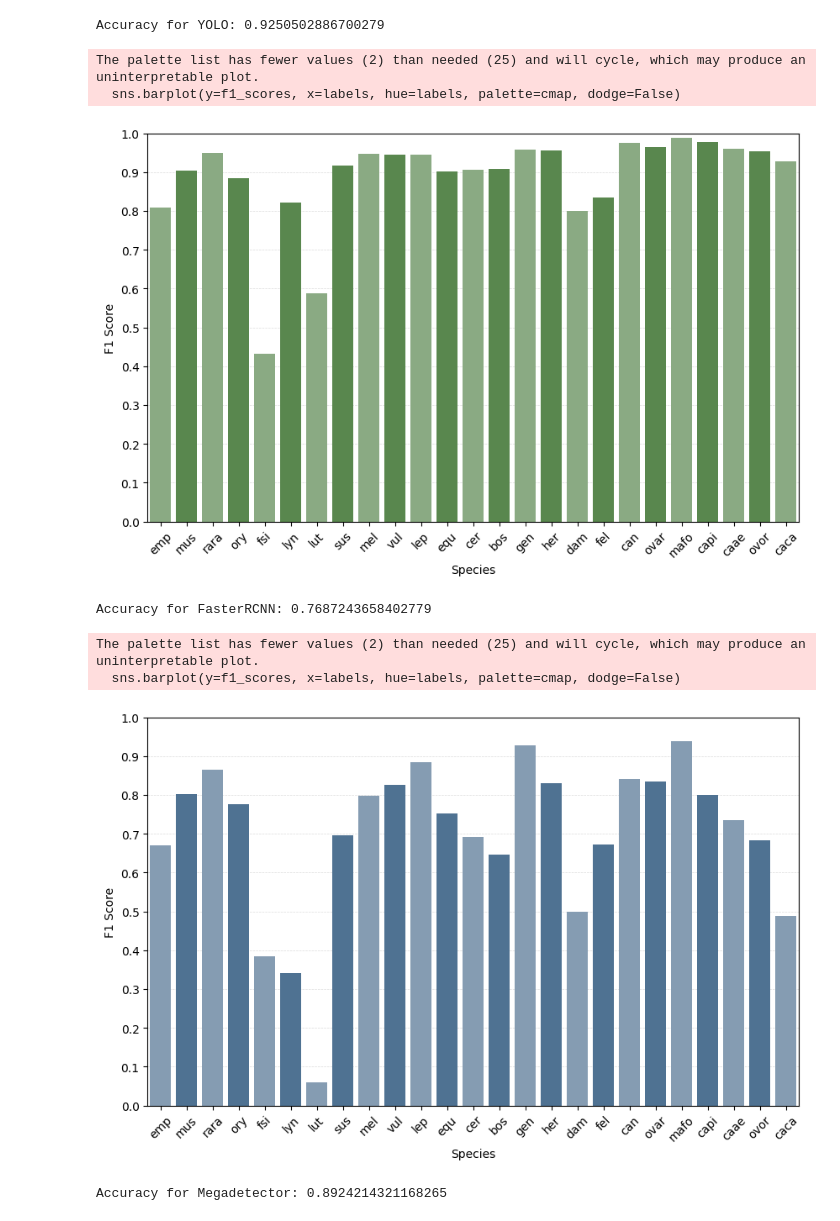
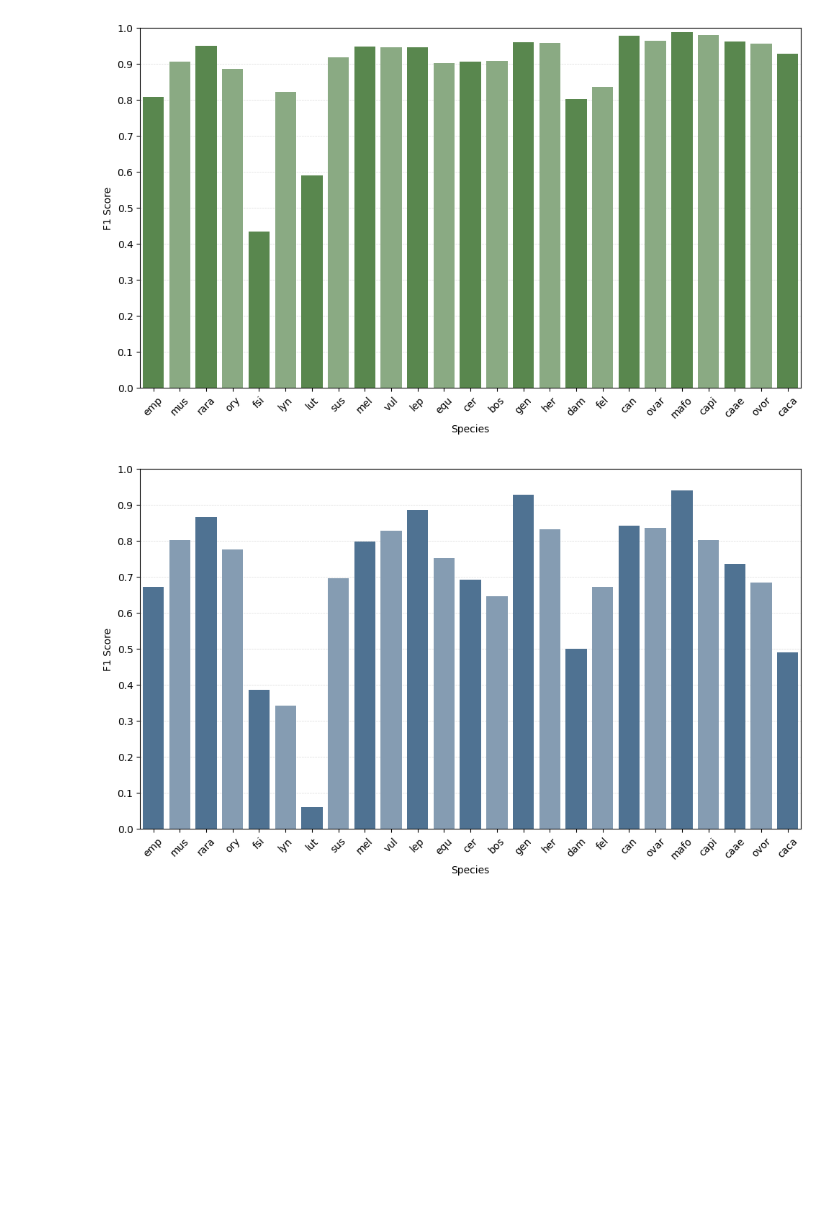
Before and after one commit to ziriraha/snieves-donana-benchmark, a Jupyter notebook: models/analysis/study.ipynb, the cells around one changed output. Saved outputs shown, nothing was run; the diff lists cells and outputs as text; code cells hidden in the pictures; blank space fills up the shorter version.

```diff
--- a/models/analysis/study.ipynb
+++ b/models/analysis/study.ipynb
@@ -117,13 +107,12 @@ def get_model_plot(table, model):
     metrics = ["precision", "recall", "f1", "iou", "accuracy"]
     names = ["Precision", "Recall", "F1 Score", "IoU", "Accuracy"]
 
-    # Reorder the table based on the metrics list
     table["metric"] = pd.Categorical(table["metric"], categories=metrics, ordered=True)
     table = table.sort_values(by="metric")
-    table["metric"] = table["metric"].map(dict(zip(metrics, names)))  # Map to display names
+    table["metric"] = table["metric"].map(dict(zip(metrics, names)))
 
-    plt.figure(figsize=(8, 4))  # Reduced figure size
-    cmap = sns.light_palette(COLORS[model], as_cmap=False, n_colors=4)[-2:]
+    plt.figure(figsize=(8, 4))
+    cmap = (sns.light_palette(COLORS[model], as_cmap=False, n_colors=4)[-2:]*3)[1:]
     ax = sns.barplot(x="value", y="metric", data=table, hue="metric", dodge=False, palette=cmap)
 
     for bar in ax.patches:
@@ -136,21 +125,18 @@ def get_model_plot(table, model):
             fontsize=10,
         )
 
-    # Double the number of x-ticks
-    xticks = np.linspace(0.5, 1, num=11)  # Generate 11 ticks (double the original 6)
+    xticks = np.linspace(0.5, 1, num=11)
     plt.xticks(ticks=xticks, labels=[f"{tick:.2f}" if i % 2 == 0 else "" for i, tick in enumerate(xticks)])
 
-    # Add vertical lines for each x-tick
     for tick in ax.get_xticks():
         ax.axvline(x=tick, color='lightgray', linestyle='--', linewidth=0.5, alpha=0.8, zorder=0)
 
     plt.xlim(0.5, 1)
     plt.xlabel("")
     plt.ylabel("")
-
+    plt.savefig(f"images/{model.lower()}_metrics.png", dpi=300, bbox_inches="tight")
     plt.show()
 
-# Transform the results DataFrame to have a table for each model
 model_tables = {
     model: results[results["model"] == model]
     .melt(id_vars=["model"], var_name="metric", value_name="value")
@@ -158,7 +144,6 @@ model_tables = {
     for model in results["model"].unique()
 }
 
-# Plot each model's metrics
 for model, table in model_tables.items():
     get_model_plot(table, model)
 # %% [output]
@@ -219,5 +197,5 @@ plot_all_metrics(results, COLORS)
 # %%
-# Normalize and show the confusion matrix for each model
+# Normalized confusion matrix
 def plot_confusion_matrix(matrix, model):
     # matrix = matrix.iloc[::-1]
     matrix = round(matrix.div(matrix.sum(axis=1), axis=0).iloc[::-1] * 100, 1)
@@ -231,10 +209,11 @@ def plot_confusion_matrix(matrix, model):
     plt.yticks(ticks=[i + 0.5 for i in step_values[::-1]], labels=LABELS, rotation=45)
     plt.xlabel("Predicted")
     plt.ylabel("Real")
-
-    return plt
+    plt.tight_layout()
+    plt.savefig(f"images/matrix_{model.lower()}.png", dpi=300, bbox_inches="tight")
+    plt.show()
 
 for model in models.keys():
     matrix = pd.DataFrame(models[model]["matrix"])
-    plot_confusion_matrix(matrix, model).show()
+    plot_confusion_matrix(matrix, model)
 # %% [output]
@@ -269,36 +250,27 @@ plot_all_mAP_vs_iou(models, COLORS)
 # %%
-#based on the report, show a barplot of the f1 score for each class
+# Barplot of the f1 score for each species
 def plot_f1_scores(report, model):
     f1_scores = [report[label]['f1-score'] for label in LABELS]
     labels = LABELS
 
     plt.figure(figsize=(10, 6))
-    cmap = sns.light_palette(COLORS[model], as_cmap=False, n_colors=4)[-2:]
+    cmap = (sns.light_palette(COLORS[model], as_cmap=False, n_colors=4)[-2:]*13)[1:]
     sns.barplot(y=f1_scores, x=labels, hue=labels, palette=cmap, dodge=False)
     plt.yticks(ticks=[i * 0.1 for i in range(11)])
     for tick in plt.yticks()[0]:
         plt.axhline(y=tick, color='lightgray', linestyle='--', linewidth=0.5, alpha=0.8, zorder=0)
+    plt.ylabel("F1 Score")
+    plt.ylim(0, 1)
+
     plt.xlabel("Species")
     plt.xticks(rotation=45)
-    plt.ylabel("F1 Score")
 
-    plt.ylim(0, 1)
+    plt.tight_layout()
+    plt.savefig(f"images/f1_{model.lower()}.png", dpi=300, bbox_inches="tight")
     plt.show()
 
 for model in models.keys():
-    true, pred, iou = read_values(f"{model}_values.txt")
-    accuracy = accuracy_score(true, pred)
-    print(f"Accuracy for {model}: {accuracy}")
-    # Print classification report
-    report = classification_report(true, pred, target_names=LABELS, output_dict=True, zero_division=0, digits=3)
-    plot_f1_scores(report, model)
+    plot_f1_scores(models[model]['report'], model)
 # %% [output]
-Accuracy for YOLO: 0.9250502886700279
-The palette list has fewer values (2) than needed (25) and will cycle, which may produce an uninterpretable plot.
-  sns.barplot(y=f1_scores, x=labels, hue=labels, palette=cmap, dodge=False)
-[figure, old version]
+[figure, new version]
-Accuracy for FasterRCNN: 0.7687243658402779
-The palette list has fewer values (2) than needed (25) and will cycle, which may produce an uninterpretable plot.
-  sns.barplot(y=f1_scores, x=labels, hue=labels, palette=cmap, dodge=False)
-[figure, old version]
+[figure, new version]
-Accuracy for Megadetector: 0.8924214321168265
```
Also changed, not shown: parts of 8 cells of this notebook, 12 other files.
